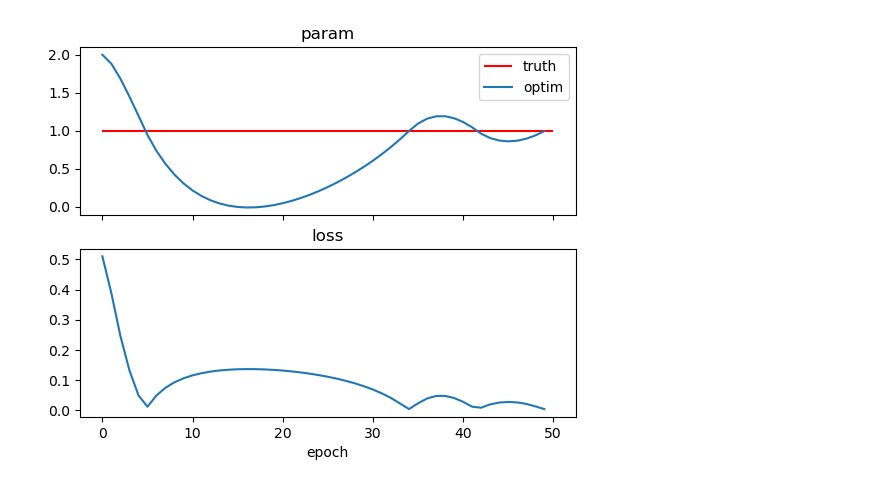
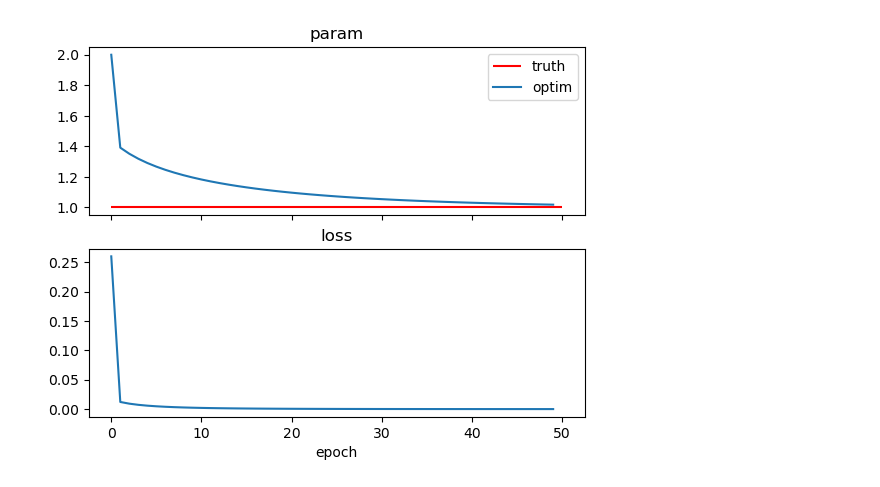
Before and after one commit to sgascoin/snowtorch, a Jupyter notebook: snowtorch.ipynb, the cells around one changed output. Saved outputs shown, nothing was run; the diff lists cells and outputs as text; code cells hidden in the pictures.

```diff
--- a/snowtorch.ipynb
+++ b/snowtorch.ipynb
@@ -85,6 +104,8 @@ def model1(param):
 # %%
 def loss_func(input, target):
     """
-    RMSE
+    MSE converges slower but reaches a better minimum than RMSE
+    https://discuss.pytorch.org/t/why-do-we-use-rmse-instead-of-mse/99010/3
     """
-    return torch.sqrt(torch.mean((input - target)*(input - target)))
+    # RMSE torch.sqrt(torch.mean((input - target)**2))
+    return torch.nn.MSELoss()(input, target)
@@ -129,16 +153,8 @@ tensor(0.5103, dtype=torch.float64, grad_fn=<SqrtBackward0>)
 # %%
-from torch import nn
+class MyModule(nn.Module):
+    def __init__(self, init_param=param0):
+        super().__init__()
+        self.parameter = nn.Parameter(data=torch.tensor(init_param, dtype=torch.float32))
 
-class MyModule(nn.Module):
-    def __init__(self):
-        super().__init__()
-        self.selfmodel = model1
-        self.par = torch.nn.parameter.Parameter(data=param, requires_grad=True)
-#        self.params = nn.ParameterList([nn.Parameter(torch.tensor(2., requires_grad=True)) for i in range(2)])
-
-    def forward(self, par):
-        return self.selfmodel(par)
-
-model2 = MyModule()
-print(list(MyModule.parameters(model2)))
-fit(model2)
+    def forward(self):
+        return integrate(self.parameter)
@@ -150,5 +161,5 @@ final param=0.93, final loss=0.01 (RMSE)
 # %%
-from torch import optim
 def get_model():
-    model = MyModule()
-    return model, optim.SGD(model.parameters(), lr=lr, momentum=0.9)
+    model = MyModule(init_param=param0)
+    #model.parameter.data = torch.tensor(param0+1, dtype=torch.float32)
+    return model, optim.SGD(model.parameters(), lr=0.5)
@@ -166,30 +166,25 @@ final param=0.93, final loss=0.01 (RMSE)
 # %%
-
-init_factor=2.
-lr=0.1
 epochs=50
 model, opt = get_model()
-model.par.data = torch.tensor(init_factor, requires_grad=True)
-
 out = np.zeros((2,epochs))
 for epoch in range(epochs):
     opt.zero_grad()
-    pred = model(model.par)
+    pred = model()
     loss = loss_func(pred, ref)
-    out[:,epoch] = model.par.detach(),loss.detach()
+    out[0,epoch] = model.parameter.detach()
+    out[1,epoch] = loss.detach()
     loss.backward()
     opt.step()
-
 
 fig,axs = plt.subplots(2,1, sharex=True)
 axs[0].hlines(1, xmin=0, xmax=epochs, label='truth', color='r')
 axs[0].plot(out[0,:],label='optim')
 axs[0].legend()
 axs[0].set_title('param')
 axs[1].plot(out[1,:], label='loss')
 axs[1].set_title('loss')
 axs[1].set_xlabel('epoch')
 plt.show()
-print(f'final param={param.detach():.2f}, final loss={loss.detach():.2f} (RMSE)')
+print(f'final param={model.parameter.detach():.2f}, final loss={loss.detach():.2f} (MSE)')
 # %% [output]
-[figure, old version]
+[figure, new version]
```
Also changed, not shown: parts of 20 cells of this notebook.
